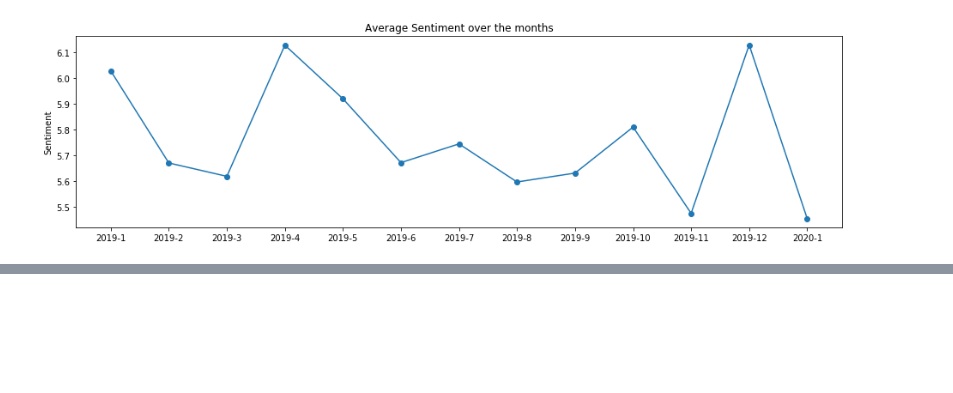
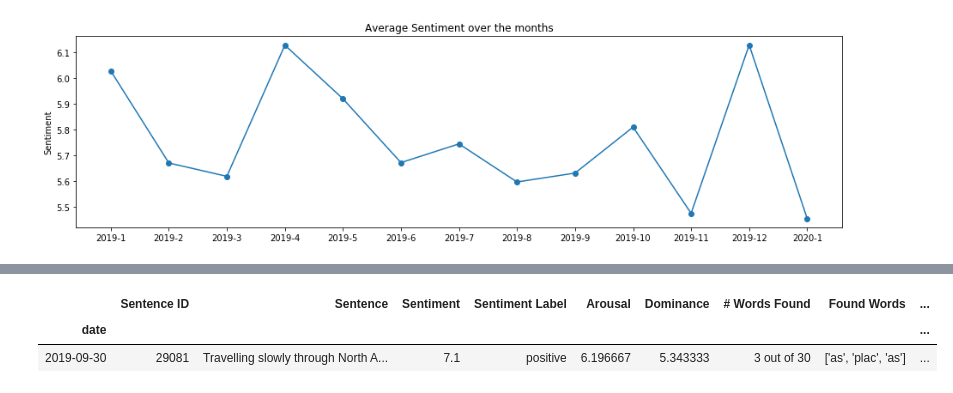
Before and after one commit to chrisgcs/BW_Proyecto, a Jupyter notebook: Word Vectors y Sentiment.ipynb, the cells around one changed output, grey strips where cells are left out. Saved outputs shown, nothing was run; the diff lists cells and outputs as text; code cells hidden in the pictures; blank space fills up the shorter version.

```diff
--- a/Word Vectors y Sentiment.ipynb
+++ b/Word Vectors y Sentiment.ipynb
@@ -821,0 +866,6 @@ ValueError: setting an array element with a sequence.
+# %%
+df_sent_es.loc[df_sent_es['retweet_count'] == 13840]
+# %% [output]
+|  | Sentence ID | Sentence | Sentiment | Sentiment Label | Arousal | Dominance | # Words Found | Found Words | ... |
+| date |  |  |  |  |  |  |  |  | ... |
+| 2019-09-30 | 29081 | Travelling slowly through North A... | 7.1 | positive | 6.196667 | 5.343333 | 3 out of 30 | ['as', 'plac', 'as'] | ... |
```
Also changed, not shown: parts of 5 cells of this notebook.
